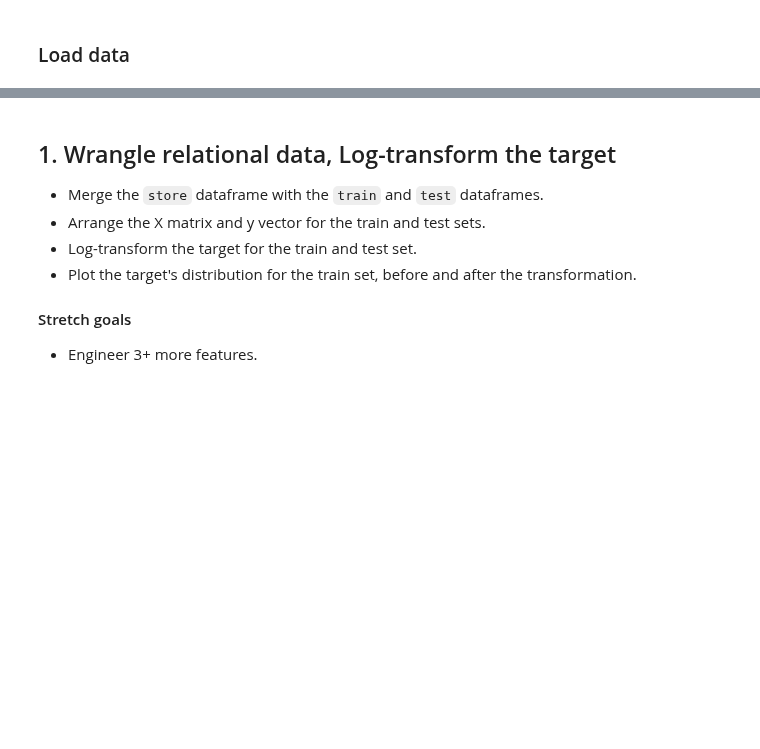
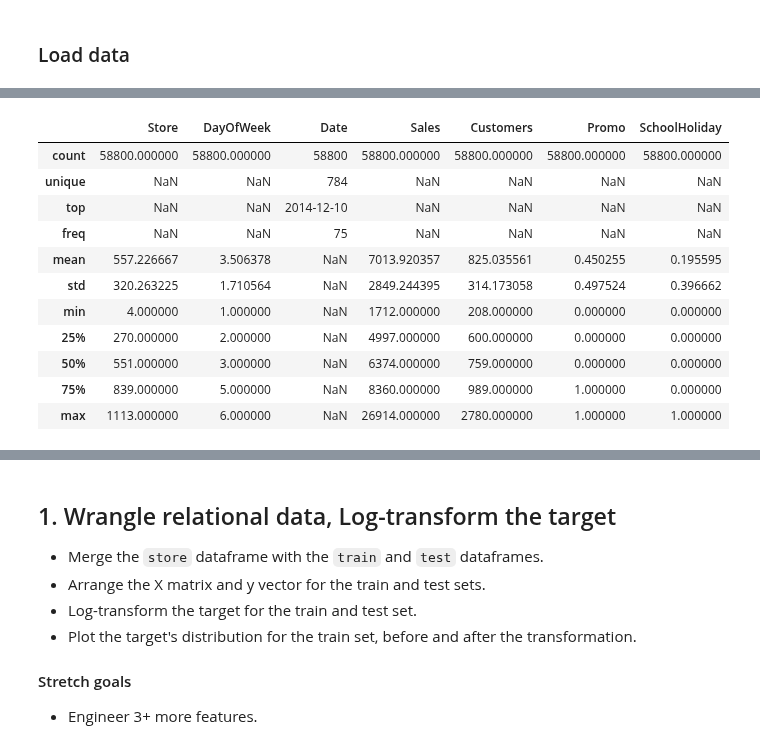
Before and after one commit to LambdaSchool/DEPRECATED-DS-Unit-2-Applied-Modeling, a Jupyter notebook: DS_Sprint_Challenge_8_Regression_2.ipynb, the cells around one changed output, grey strips where cells are left out. Saved outputs shown, nothing was run; the diff lists cells and outputs as text; code cells hidden in the pictures; blank space fills up the shorter version.

Commit message:
Do preliminary data exploration; lay out section 1.

```diff
--- a/DS_Sprint_Challenge_8_Regression_2.ipynb
+++ b/DS_Sprint_Challenge_8_Regression_2.ipynb
@@ -45,13 +59,14 @@ import pandas as pd
 # %% [markdown]
 ### Load data
 # %%
-train = pd.read_csv('https://drive.google.com/uc?export=download'
-                    '&id=1E9rgiGf1f_WL2S4-V6gD7ZhB8r8Yb_lE')
+trainval = pd.read_csv('https://drive.google.com/uc?export=download'
+                       '&id=1E9rgiGf1f_WL2S4-V6gD7ZhB8r8Yb_lE')
 test = pd.read_csv('https://drive.google.com/uc?export=download'
                    '&id=1vkaVptn4TTYC9-YPZvbvmfDNHVR8aUml')
 store = pd.read_csv('https://drive.google.com/uc?export=download'
                     '&id=1rZD-V1mWydeytptQfr-NL7dBqre6lZMo')
 
-assert train.shape == (78400, 7)
+# Verify data dimensions.
+assert trainval.shape == (78400, 7)
 assert test.shape == (78400, 7)
 assert store.shape == (200, 10)
@@ -57,0 +79,2 @@ assert store.shape == (200, 10)
+# %%
+train_stores, val_stores = train_test_split(trainval['Store'].unique(), random_state=0)
@@ -57,0 +85,5 @@ assert store.shape == (200, 10)
+# %%
+train = trainval[trainval['Store'].isin(train_stores)]
+val = trainval[trainval['Store'].isin(val_stores)]
+
+train.shape, val.shape
@@ -57,0 +118,16 @@ assert store.shape == (200, 10)
+# %%
+# Examine summary statistics.
+train.describe(include='all')
+# %% [output]
+|  | Store | DayOfWeek | Date | Sales | Customers | Promo | SchoolHoliday |
+| count | 58800.000000 | 58800.000000 | 58800 | 58800.000000 | 58800.000000 | 58800.000000 | 58800.000000 |
+| unique | NaN | NaN | 784 | NaN | NaN | NaN | NaN |
+| top | NaN | NaN | 2014-12-10 | NaN | NaN | NaN | NaN |
+| freq | NaN | NaN | 75 | NaN | NaN | NaN | NaN |
+| mean | 557.226667 | 3.506378 | NaN | 7013.920357 | 825.035561 | 0.450255 | 0.195595 |
+| std | 320.263225 | 1.710564 | NaN | 2849.244395 | 314.173058 | 0.497524 | 0.396662 |
+| min | 4.000000 | 1.000000 | NaN | 1712.000000 | 208.000000 | 0.000000 | 0.000000 |
+| 25% | 270.000000 | 2.000000 | NaN | 4997.000000 | 600.000000 | 0.000000 | 0.000000 |
+| 50% | 551.000000 | 3.000000 | NaN | 6374.000000 | 759.000000 | 0.000000 | 0.000000 |
+| 75% | 839.000000 | 5.000000 | NaN | 8360.000000 | 989.000000 | 1.000000 | 0.000000 |
+| max | 1113.000000 | 6.000000 | NaN | 26914.000000 | 2780.000000 | 1.000000 | 1.000000 |
```
Also changed, not shown: parts of 22 cells of this notebook.
